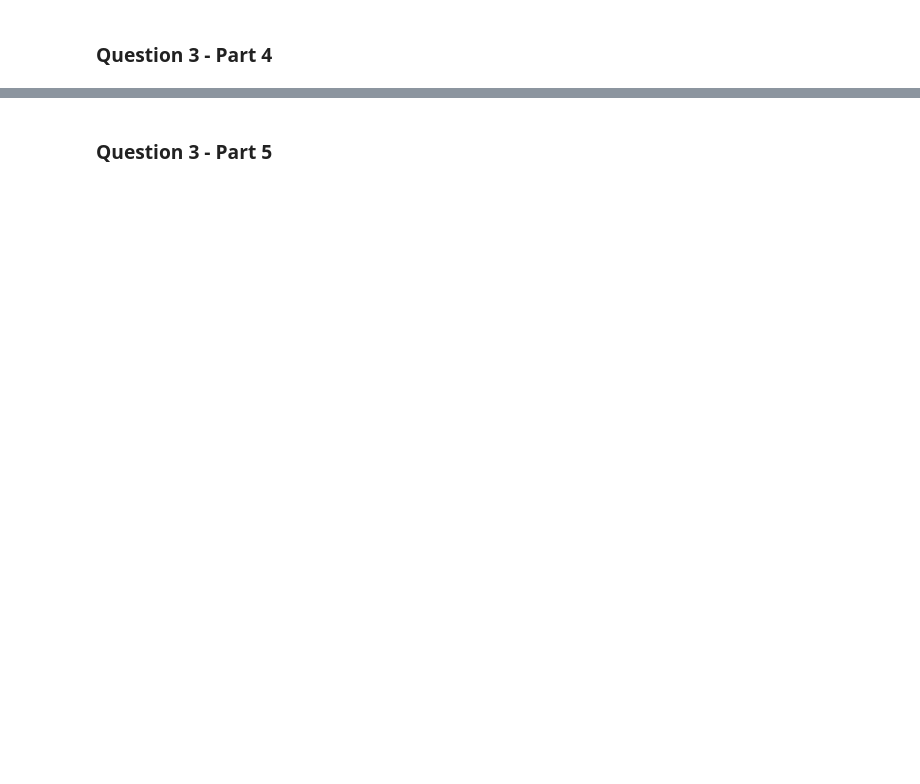
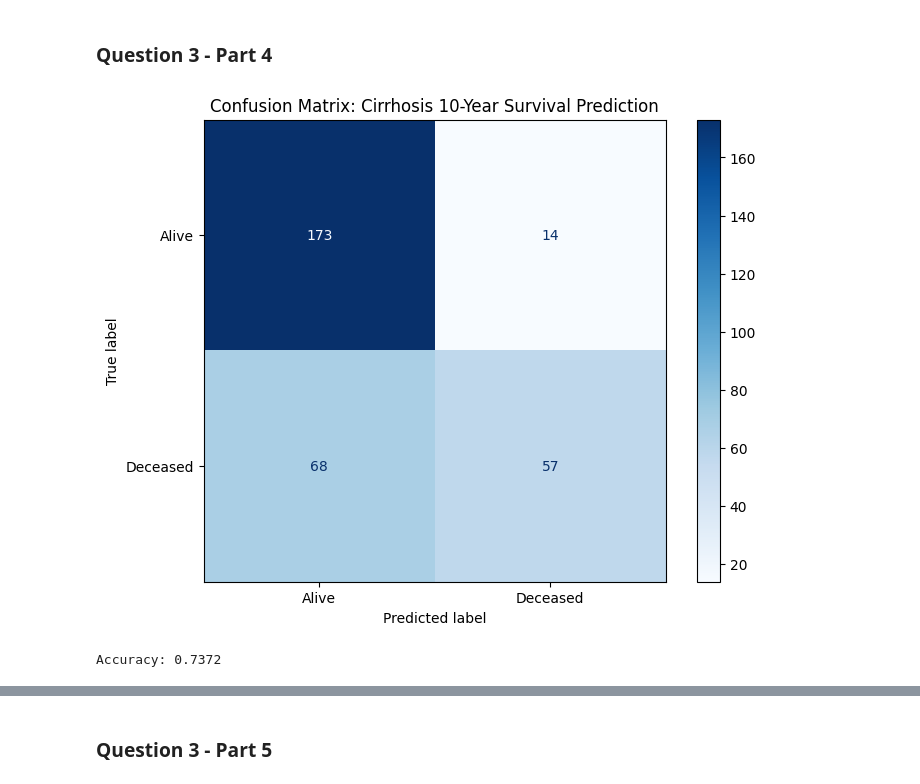
Before and after one commit to thomashooks53/undergrad_ml_assignments, a Jupyter notebook: 05_assignment_glm.ipynb, the cells around one changed output, grey strips where cells are left out. Cells and saved outputs as stored; diff of their text form; code cells hidden in the pictures; blank space fills up the shorter version.

```diff
--- a/05_assignment_glm.ipynb
+++ b/05_assignment_glm.ipynb
@@ -385,2 +489,23 @@ The relevant data are:
 # %% [markdown]
 ### Question 3 - Part 4
+# %%
+import matplotlib.pyplot as plt
+from sklearn.metrics import confusion_matrix, ConfusionMatrixDisplay, accuracy_score
+
+y_pred = model.predict(X)
+
+cm = confusion_matrix(y, y_pred)
+
+disp = ConfusionMatrixDisplay(confusion_matrix=cm, display_labels=['Alive', 'Deceased'])
+
+
+fig, ax = plt.subplots(figsize=(8, 6))
+disp.plot(cmap='Blues', ax=ax)
+plt.title('Confusion Matrix: Cirrhosis 10-Year Survival Prediction')
+plt.show()
+
+accuracy = accuracy_score(y, y_pred)
+print(f"Accuracy: {accuracy:.4f}")
+# %% [output]
+[figure, added]
+Accuracy: 0.7372
```
Also changed, not shown: parts of 16 cells of this notebook.
